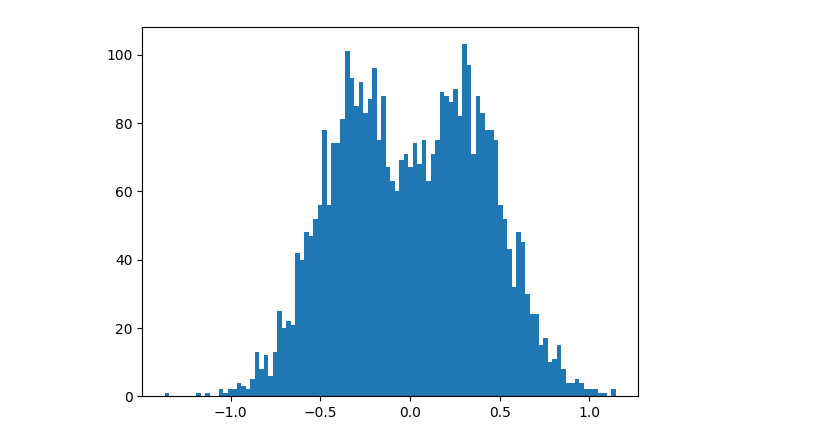
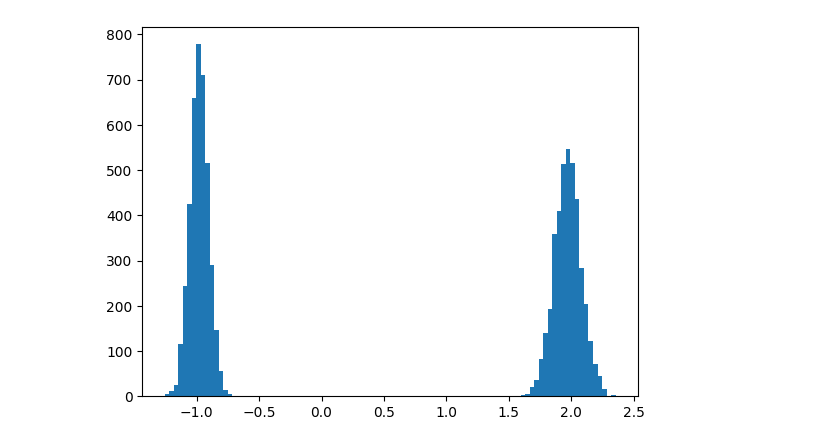
Before and after one commit to calacademy-research/COMB, a Jupyter notebook: paper_assets/python/modeling/examine.ipynb, the cells around one changed output. Saved outputs shown, nothing was run; the diff lists cells and outputs as text; code cells hidden in the pictures.

```diff
--- a/paper_assets/python/modeling/examine.ipynb
+++ b/paper_assets/python/modeling/examine.ipynb
@@ -31,5 +33,5 @@ summary[summary["r_hat"] > 1.01]
 # %%
-plt.hist(trace["posterior"].data_vars["beta1"].to_numpy().flatten(), bins=100)
+plt.hist(trace["posterior"].data_vars["mu"].to_numpy().flatten(), bins=100)
 plt.show()
 # %% [output]
-[figure, old version]
+[figure, new version]
```
Also changed, not shown: parts of 3 cells of this notebook, 6 other files.
